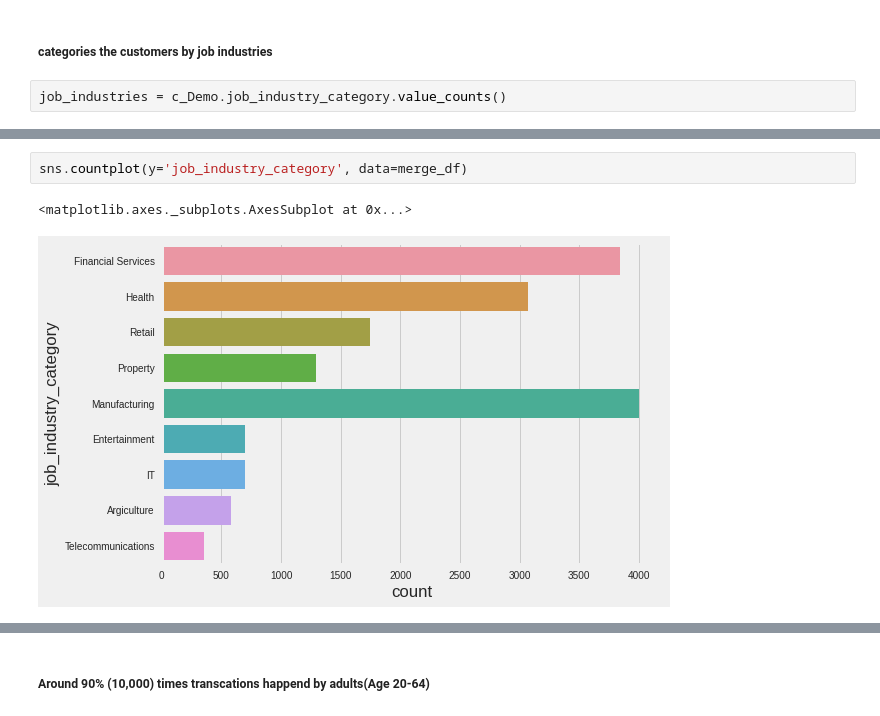
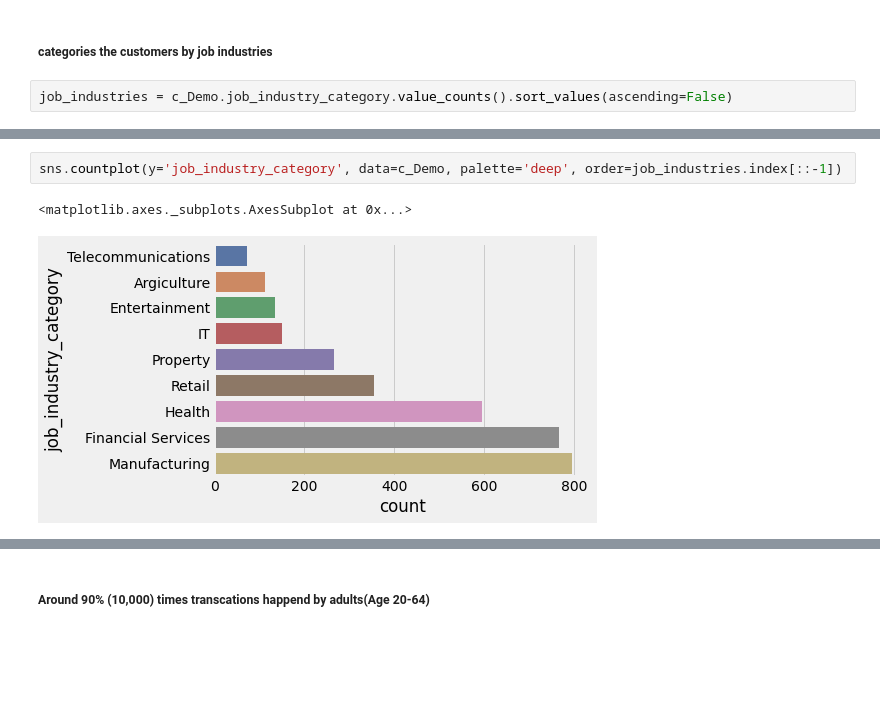
Before and after one commit to pttrupt/KPMG-virtual-internship-, a Jupyter notebook: KPMG_Task_2.ipynb, the cells around one changed output, grey strips where cells are left out. Drawn from its saved outputs; the diff is of its cells as text; blank space fills up the shorter version.

```diff
--- a/KPMG_Task_2.ipynb
+++ b/KPMG_Task_2.ipynb
@@ -576,4 +649,4 @@ sns.countplot(x='wealth_segment', data=c_Demo)
 # %% [markdown]
 ##### categories the customers by job industries
 # %%
-job_industries = c_Demo.job_industry_category.value_counts()
+job_industries = c_Demo.job_industry_category.value_counts().sort_values(ascending=False)
@@ -585,8 +678,8 @@ plt.barh(y=job_industries.index, width=job_industries)
 # %%
-sns.countplot(y='job_industry_category', data=merge_df)
+sns.countplot(y='job_industry_category', data=c_Demo, palette='deep', order=job_industries.index[::-1])
 # %% [output]
 <matplotlib.axes._subplots.AxesSubplot at 0x...>
-[figure, old version]
+[figure, new version]
 # %%
 sns.countplot(y='job_industry_category', data=c_list)
 # %% [output]
```
Also changed, not shown: parts of 30 cells of this notebook.
